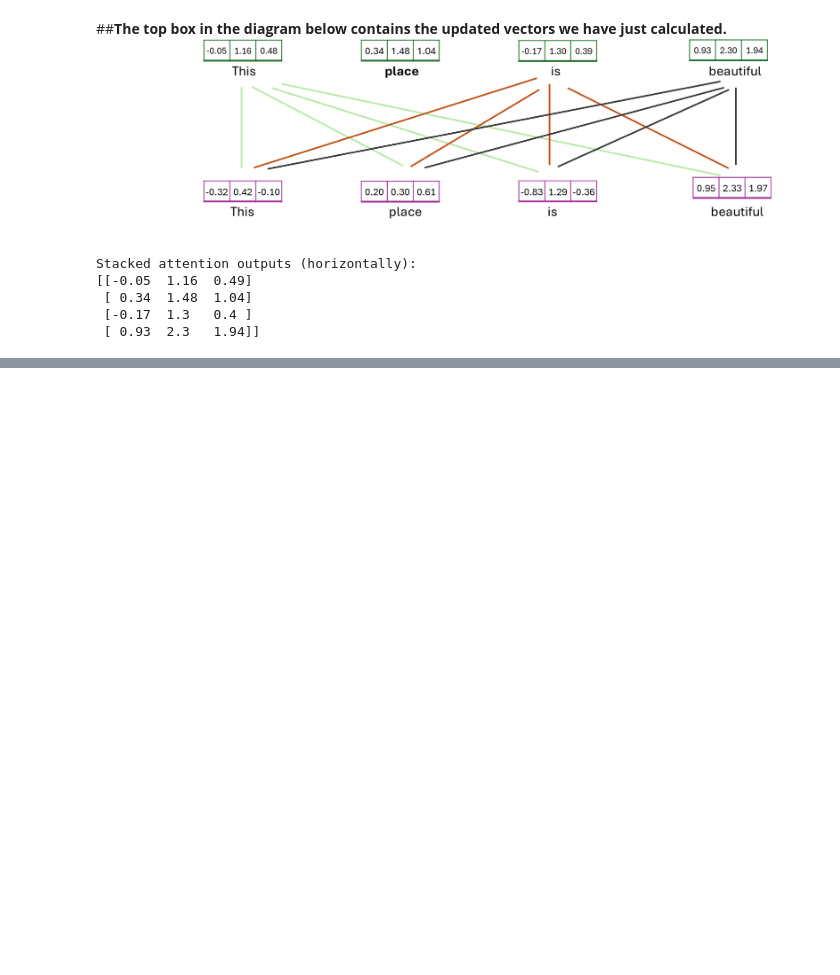
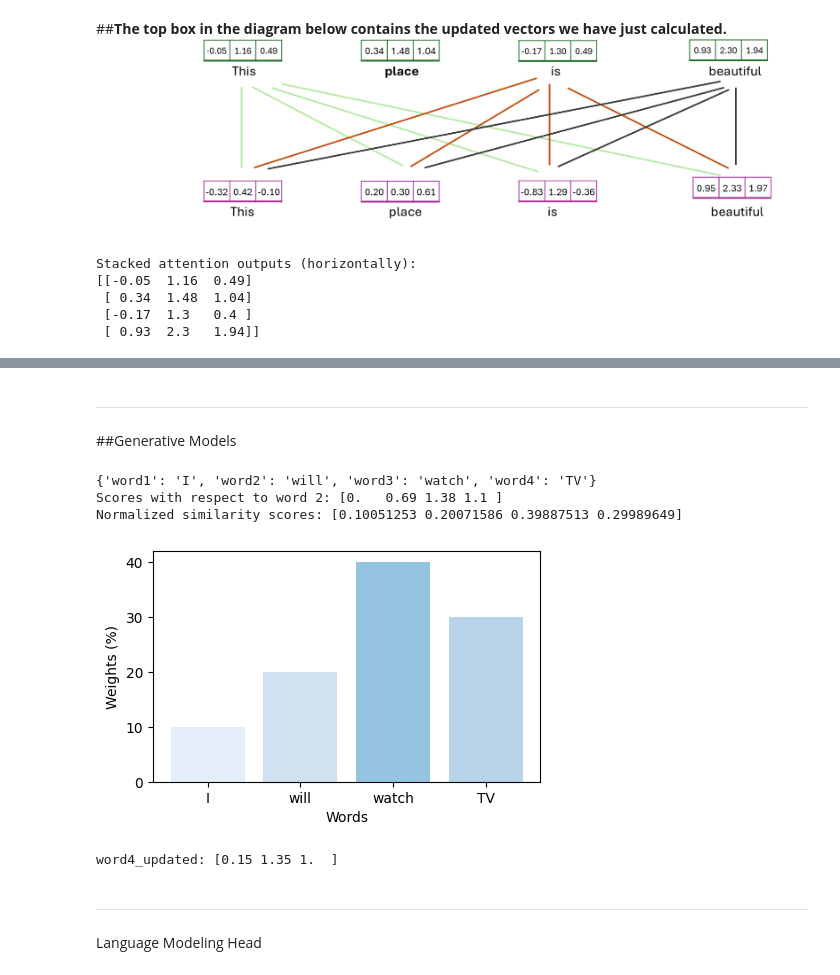
Before and after one commit to srgdesouza/general, a Jupyter notebook: Blog_Self_Attention_Basic.ipynb, the cells around one changed output, grey strips where cells are left out. Drawn from its saved outputs; the diff is of its cells as text; code cells hidden in the pictures; blank space fills up the shorter version.

```diff
--- a/Blog_Self_Attention_Basic.ipynb
+++ b/Blog_Self_Attention_Basic.ipynb
@@ -180,0 +215,69 @@ Stacked attention outputs (horizontally):
+# %% [markdown]
+______________________________________________
+##Generative Models
+# %%
+import numpy as np
+import matplotlib.pyplot as plt
+from matplotlib.colors import LinearSegmentedColormap
+
+word_mapping = {
+    'word1': 'I',
+    'word2': 'will',
+    'word3': 'watch',
+    'word4': 'TV'
+}
+
+print(word_mapping)
+
+# Definindo os vetores de entrada word1, word2, x3
+word1 = np.array([-0.4200 , 0.5200, -0.05 ])
+word2 = np.array([-0.9400 , 1.1800 ,0.78])
+word3= np.array([ 0.7900 , 2.4400 , 1.13])
+word4 = np.array([ 0.2000,  0.3000 , 1.33])
+dim=len(word1)
+# Calculating similarity scores with respt to word2
+score_41 = np.dot(word4, word1)/np.sqrt(dim)
+score_42 = np.dot(word4, word2)/np.sqrt(dim)
+score_43 = np.dot(word4, word3)/np.sqrt(dim)
+score_44 = np.dot(word4, word4)/np.sqrt(dim)
+
+scores= np.array([score_41, score_42, score_43,score_44])
+print("Scores with respect to word 2:",  np.round(scores,2))
+
+# Applying softmax às to scores
+exp_scores = np.exp(np.array([score_41, score_42, score_43,score_44]))
+softmax_scores = exp_scores / np.sum(exp_scores)
+print("Normalized similarity scores:", softmax_scores)
+weights_word2= (np.round(softmax_scores,2))*100
+# %% [output]
+{'word1': 'I', 'word2': 'will', 'word3': 'watch', 'word4': 'TV'}
+Scores with respect to word 2: [0.   0.69 1.38 1.1 ]
+Normalized similarity scores: [0.10051253 0.20071586 0.39887513 0.29989649]
+# %%
+# bar graph of softmax_scores
+labels = [word_mapping[label] for label in ['word1', 'word2', 'word3', 'word4']]
+
+# Normalize softmax scores to be between 0 and 1 for color mapping
+
+
+# Use a blue colormap (e.g., 'Blues') to map normalized scores to colors
+colors = plt.cm.Blues(softmax_scores)
+
+plt.figure(figsize=(5, 3))
+plt.bar(labels, weights_word2, color=colors)
+plt.xlabel('Words')
+plt.ylabel('Weights (%)')
+#plt.title(f'Softmax Scores with Respect to "{word_mapping["word2"]}"')
+plt.show()
+# %% [output]
+[figure, added]
+# %%
+# Calculing updated representation of "place"
+softmax_scores=np.round(softmax_scores,2)  #to reproduce the approximate results shown in the blog. Inpractice, we should not round these numbers
+word4_updated = softmax_scores[0] * word1 + softmax_scores[1] * word2 + softmax_scores[2] * word3 + softmax_scores[3] * word4
+print("word4_updated:", np.round(word4_updated,2))
+# %% [output]
+word4_updated: [0.15 1.35 1.  ]
+# %% [markdown]
+------------------
+Language Modeling Head
```
Also changed, not shown: parts of 15 cells of this notebook.
